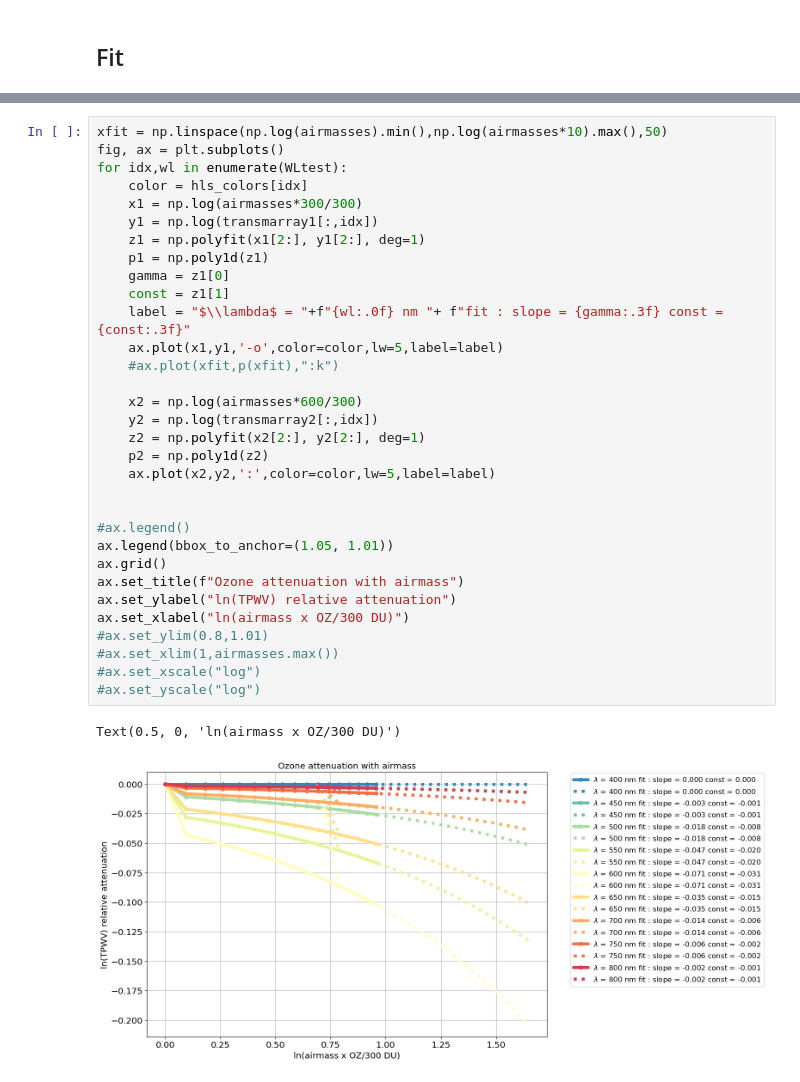
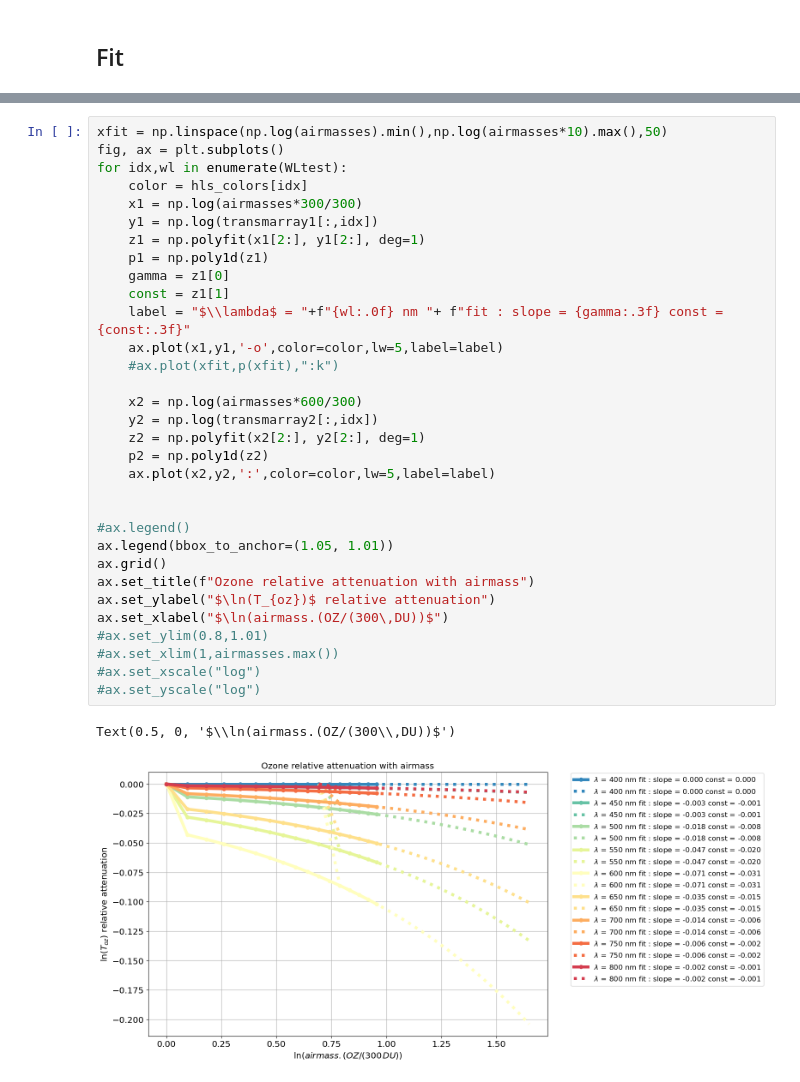
Before and after one commit to LSSTDESC/getObsAtmo, a Jupyter notebook: docs/notebooks/plot_ozonevsairmass.ipynb, the cells around one changed output, grey strips where cells are left out. Cells and saved outputs as stored; diff of their text form.

```diff
--- a/docs/notebooks/plot_ozonevsairmass.ipynb
+++ b/docs/notebooks/plot_ozonevsairmass.ipynb
@@ -321,38 +321,38 @@ Text(0.5, 0, 'ln(airmass)')
 # %%
 xfit = np.linspace(np.log(airmasses).min(),np.log(airmasses*10).max(),50)
 fig, ax = plt.subplots()
 for idx,wl in enumerate(WLtest):
     color = hls_colors[idx]
     x1 = np.log(airmasses*300/300)
     y1 = np.log(transmarray1[:,idx])
     z1 = np.polyfit(x1[2:], y1[2:], deg=1)
     p1 = np.poly1d(z1)
     gamma = z1[0]
     const = z1[1]
     label = "$\\lambda$ = "+f"{wl:.0f} nm "+ f"fit : slope = {gamma:.3f} const = {const:.3f}"
     ax.plot(x1,y1,'-o',color=color,lw=5,label=label)
     #ax.plot(xfit,p(xfit),":k")
 
     x2 = np.log(airmasses*600/300)
     y2 = np.log(transmarray2[:,idx])
     z2 = np.polyfit(x2[2:], y2[2:], deg=1)
     p2 = np.poly1d(z2)
     ax.plot(x2,y2,':',color=color,lw=5,label=label)
 
 
 #ax.legend()
 ax.legend(bbox_to_anchor=(1.05, 1.01))
 ax.grid()
-ax.set_title(f"Ozone attenuation with airmass")
-ax.set_ylabel("ln(TPWV) relative attenuation")
-ax.set_xlabel("ln(airmass x OZ/300 DU)")
+ax.set_title(f"Ozone relative attenuation with airmass")
+ax.set_ylabel("$\ln(T_{oz})$ relative attenuation")
+ax.set_xlabel("$\ln(airmass.(OZ/(300\,DU))$")
 #ax.set_ylim(0.8,1.01)
 #ax.set_xlim(1,airmasses.max())
 #ax.set_xscale("log")
 #ax.set_yscale("log")
 # %% [output]
-Text(0.5, 0, 'ln(airmass x OZ/300 DU)')
+Text(0.5, 0, '$\\ln(airmass.(OZ/(300\\,DU))$')
-[figure, old version]
+[figure, new version]
 # %%
 fig, ax = plt.subplots()
 for idx,wl in enumerate(WLtest):
```
Also changed, not shown: parts of 4 cells of this notebook, 2 other files.
